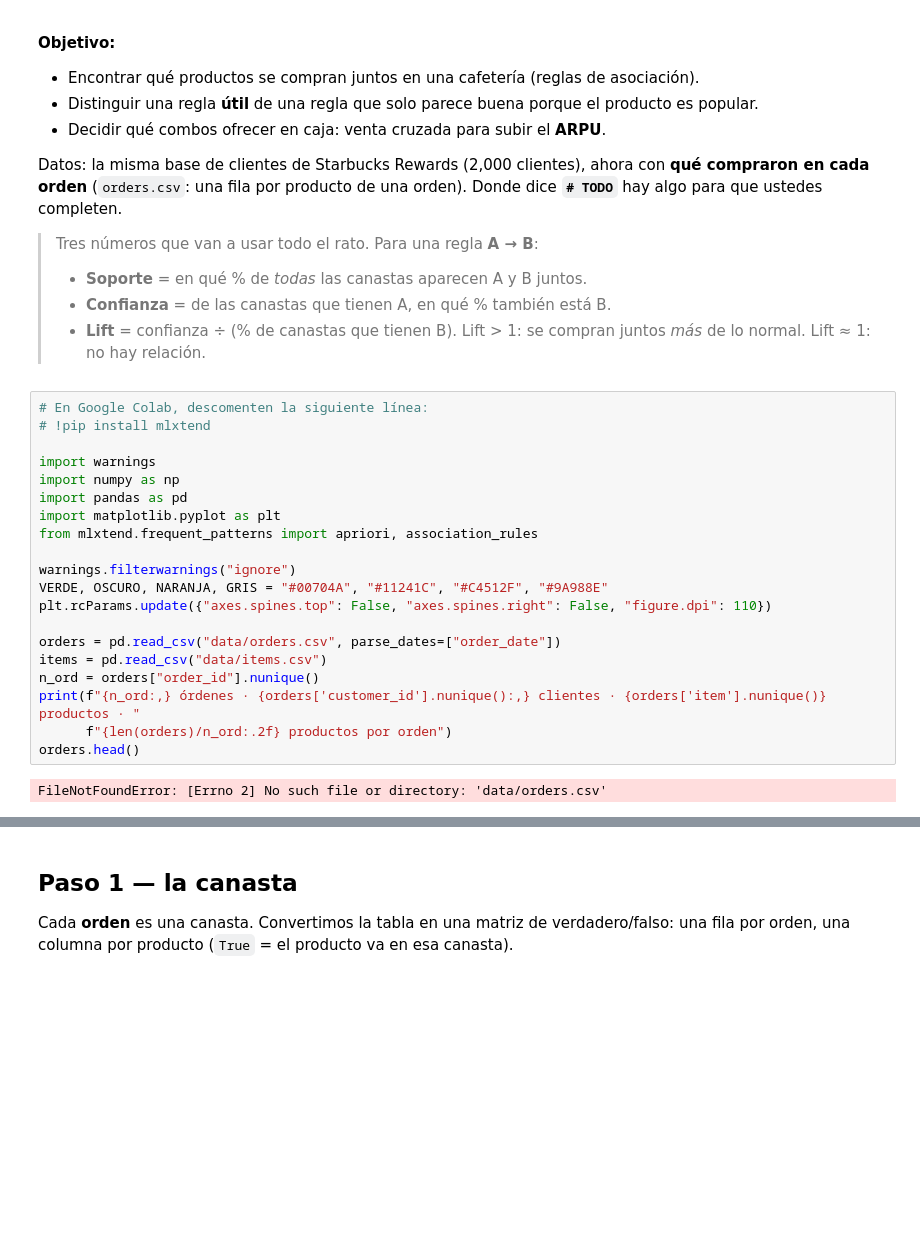
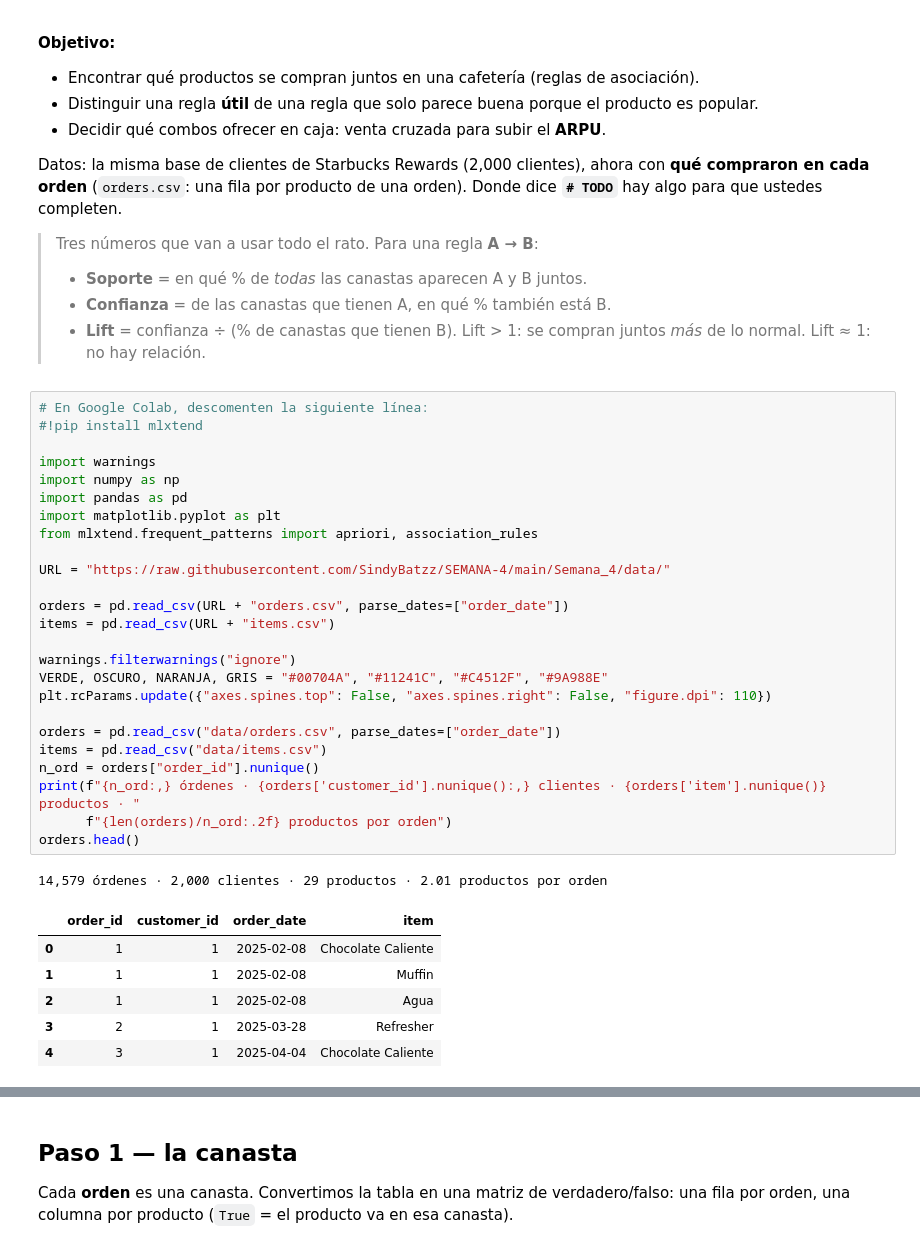
Before and after one commit to SindyBatzz/SEMANA-4, a Jupyter notebook: Semana_4/breakout_1.ipynb, the cells around one changed output, grey strips where cells are left out. Saved outputs shown, nothing was run; the diff lists cells and outputs as text; blank space fills up the shorter version.

```diff
--- a/Semana_4/breakout_1.ipynb
+++ b/Semana_4/breakout_1.ipynb
@@ -15,26 +15,37 @@ Datos: la misma base de clientes de Starbucks Rewards (2,000 clientes), ahora co
 > - **Lift** = confianza ÷ (% de canastas que tienen B). Lift > 1: se compran juntos *más* de lo normal. Lift ≈ 1: no hay relación.
 # %%
 # En Google Colab, descomenten la siguiente línea:
-# !pip install mlxtend
+#!pip install mlxtend
 
 import warnings
 import numpy as np
 import pandas as pd
 import matplotlib.pyplot as plt
 from mlxtend.frequent_patterns import apriori, association_rules
+
+URL = "https://raw.githubusercontent.com/SindyBatzz/SEMANA-4/main/Semana_4/data/"
+
+orders = pd.read_csv(URL + "orders.csv", parse_dates=["order_date"])
+items = pd.read_csv(URL + "items.csv")
 
 warnings.filterwarnings("ignore")
 VERDE, OSCURO, NARANJA, GRIS = "#00704A", "#11241C", "#C4512F", "#9A988E"
 plt.rcParams.update({"axes.spines.top": False, "axes.spines.right": False, "figure.dpi": 110})
 
 orders = pd.read_csv("data/orders.csv", parse_dates=["order_date"])
 items = pd.read_csv("data/items.csv")
 n_ord = orders["order_id"].nunique()
 print(f"{n_ord:,} órdenes · {orders['customer_id'].nunique():,} clientes · {orders['item'].nunique()} productos · "
       f"{len(orders)/n_ord:.2f} productos por orden")
 orders.head()
 # %% [output]
-FileNotFoundError: [Errno 2] No such file or directory: 'data/orders.csv'
+14,579 órdenes · 2,000 clientes · 29 productos · 2.01 productos por orden
+|  | order_id | customer_id | order_date | item |
+| 0 | 1 | 1 | 2025-02-08 | Chocolate Caliente |
+| 1 | 1 | 1 | 2025-02-08 | Muffin |
+| 2 | 1 | 1 | 2025-02-08 | Agua |
+| 3 | 2 | 1 | 2025-03-28 | Refresher |
+| 4 | 3 | 1 | 2025-04-04 | Chocolate Caliente |
 # %%
 import os
 
```
Also changed, not shown: parts of 7 cells of this notebook.
